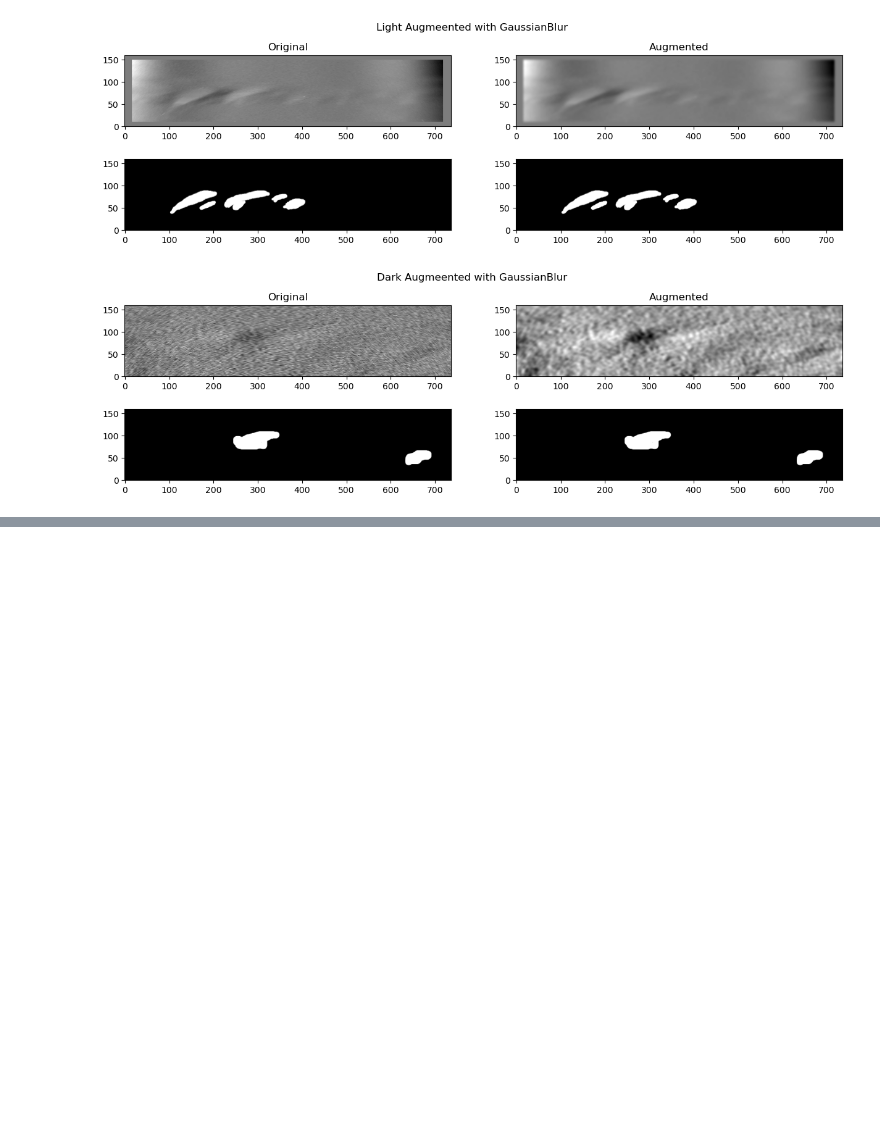
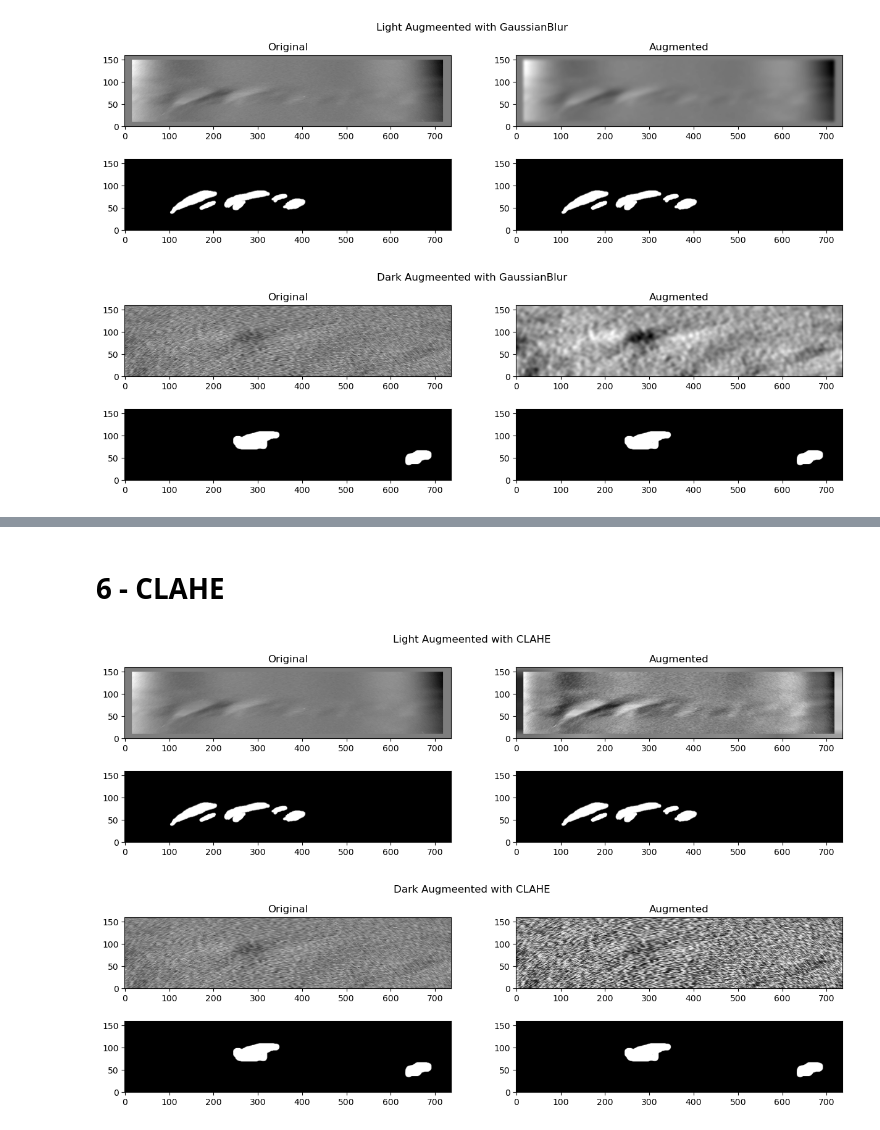
Before and after one commit to Yugadeep/Spokes_ML, a Jupyter notebook: augmentation_demo.ipynb, the cells around one changed output, grey strips where cells are left out. Saved outputs shown, nothing was run; the diff lists cells and outputs as text; code cells hidden in the pictures; blank space fills up the shorter version.

```diff
--- a/augmentation_demo.ipynb
+++ b/augmentation_demo.ipynb
@@ -70,0 +119,14 @@ visualize_augmentation(aug, augment_name)
+# %% [markdown]
+# 6 - CLAHE
+# %%
+aug = alb.Compose(
+    [alb.CLAHE(clip_limit = 10, tile_grid_size = (12, 12), p=1) ],
+    additional_targets={'dark_image': 'image', 'dark_mask': 'mask'}
+)
+
+augment_name = "CLAHE"
+
+visualize_augmentation(aug, augment_name)
+# %% [output]
+[figure, added]
+[figure, added]
```
Also changed, not shown: parts of 11 cells of this notebook, 1 other file.
